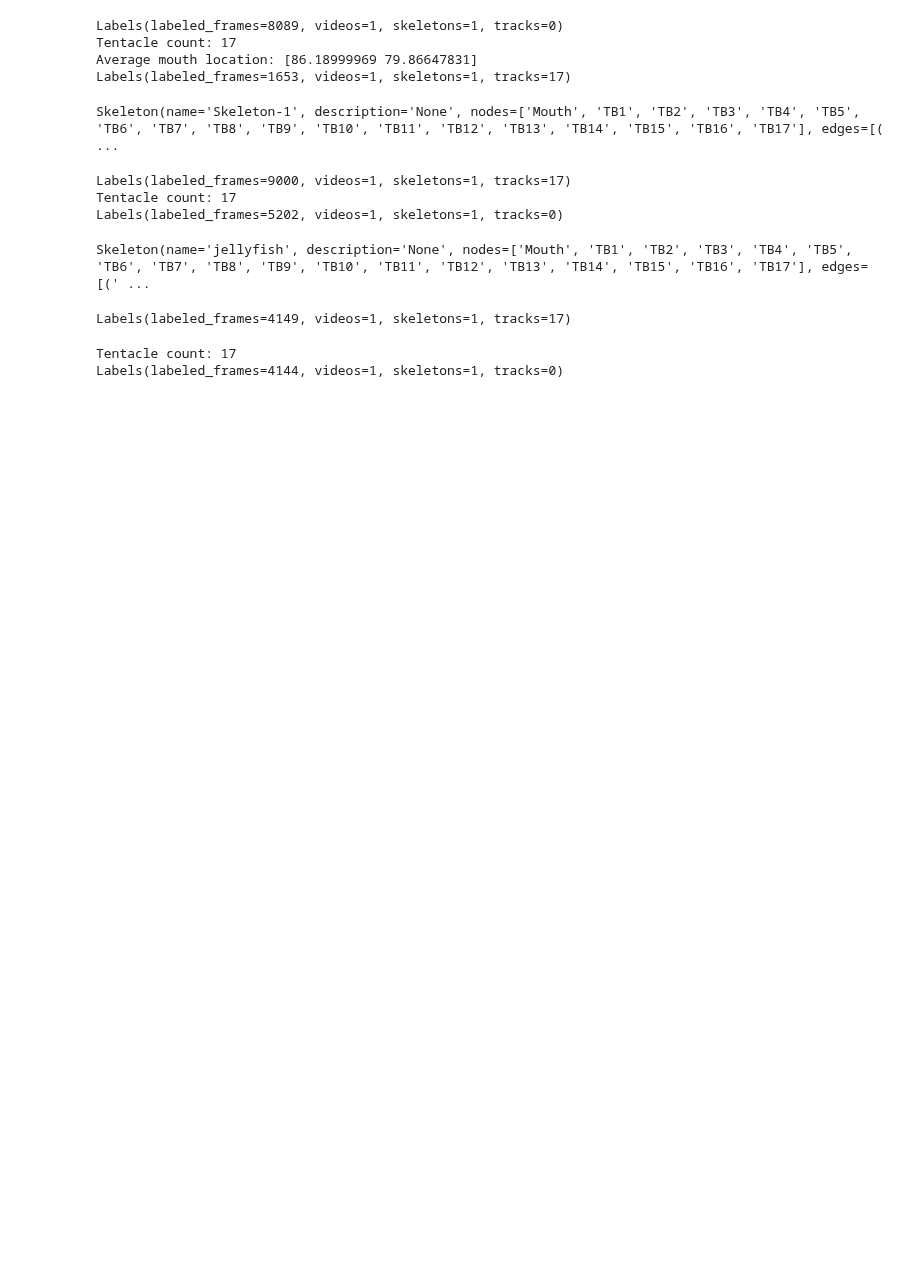
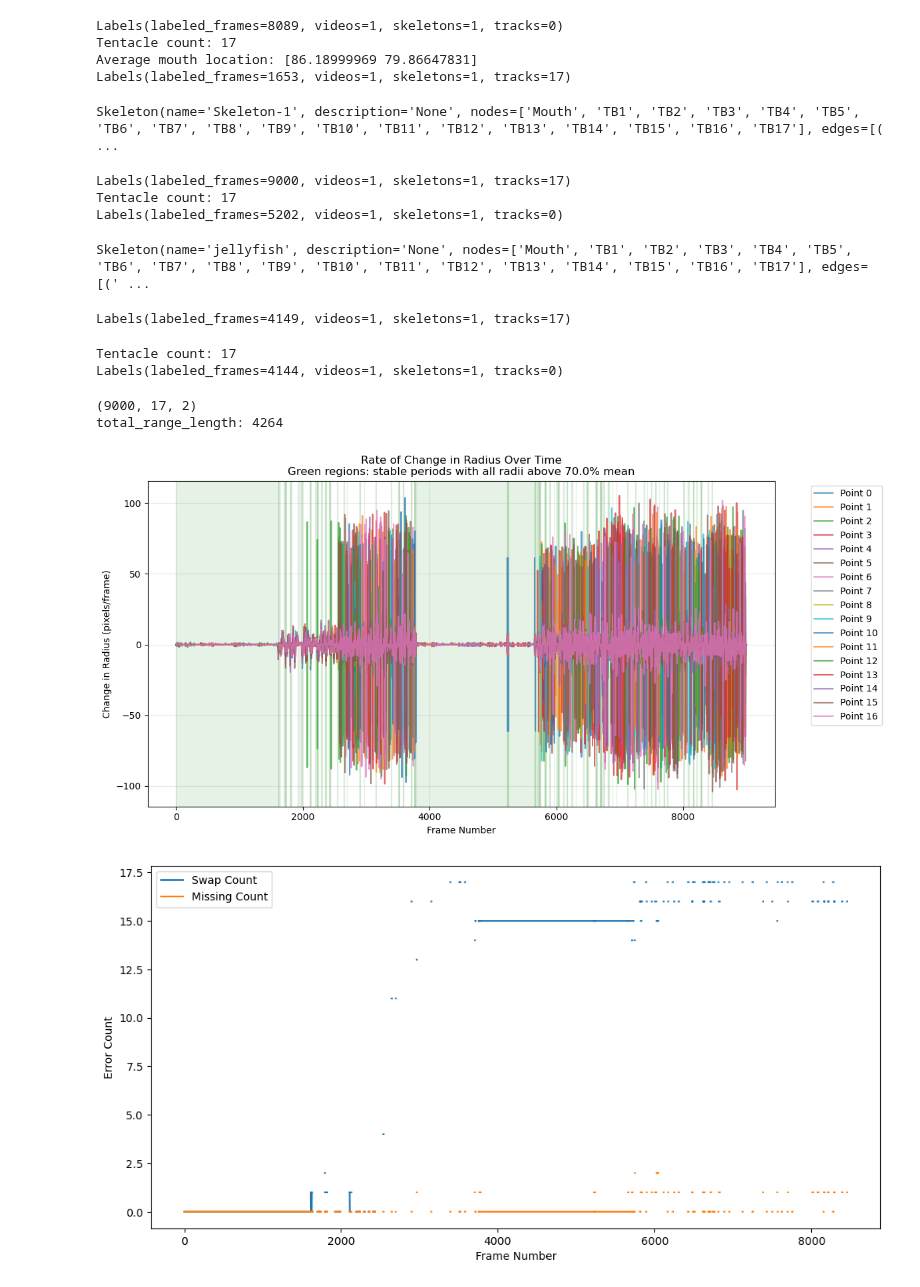
Before and after one commit to mingxiaowei/jelly-sleap, a Jupyter notebook: sleap/jelly/notebook/error_profiling_multi.ipynb, the cells around one changed output. Drawn from its saved outputs; the diff is of its cells as text; code cells hidden in the pictures; blank space fills up the shorter version.

Commit message:
update eval functions to plot both type of errors & distribution

```diff
--- a/sleap/jelly/notebook/error_profiling_multi.ipynb
+++ b/sleap/jelly/notebook/error_profiling_multi.ipynb
@@ -145,3 +85,13 @@ print(single_v10_dataset)
 # %% [output]
 Tentacle count: 17
 Labels(labeled_frames=4144, videos=1, skeletons=1, tracks=0)
+# %%
+tracked_pts_path = '/home/mingxiao/Desktop/jellyfish/video/video_1_clips/manual_5min_c0_tracked_points.npy'
+tracked_points = np.load(tracked_pts_path)
+print(tracked_points.shape)
+eval_dataset_from_points(tracked_points);
+# %% [output]
+(9000, 17, 2)
+total_range_length: 4264
+[figure, added]
+[figure, added]
```
Also changed, not shown: parts of 1 cell of this notebook, 2 other files.
